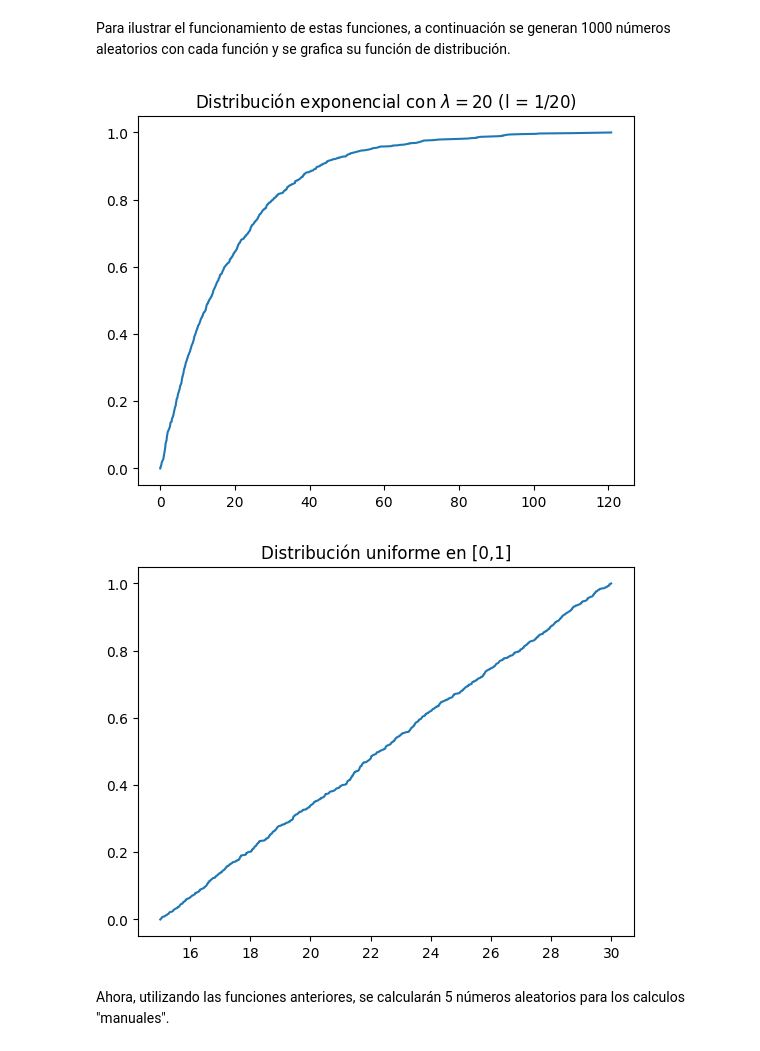
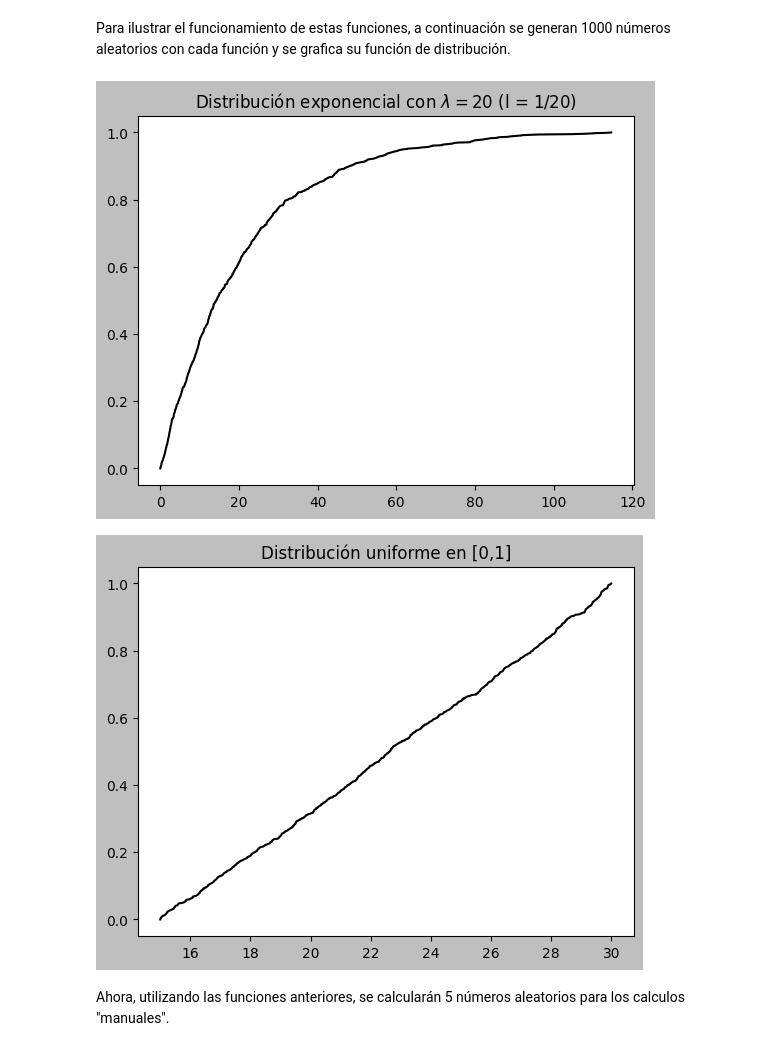
Before and after one commit to Vixuz144/Simu2, a Jupyter notebook: Simulacion_de_eventos_discretos.ipynb, the cells around one changed output. Cells and saved outputs as stored; diff of their text form; code cells hidden in the pictures.

```diff
--- a/Simulacion_de_eventos_discretos.ipynb
+++ b/Simulacion_de_eventos_discretos.ipynb
@@ -67,22 +77,23 @@ Para ilustrar el funcionamiento de estas funciones, a continuación se generan 1
 # %%
 n = 10**3
 e = gen_exp(1/20, n)
 u = gen_unif(15, 30, n)
 
+plt.style.use('grayscale')
 # plt.hist(e, bins = 20)
 # plt.show()
 plt.plot(np.sort(e), np.linspace(0,1,n))
 plt.title("Distribución exponencial con $\lambda = 20$ (l = $1/20$)")
 plt.show()
 
 # plt.hist(u)
 # plt.show()
 plt.plot(np.sort(u), np.linspace(0,1,n))
 plt.title("Distribución uniforme en [0,1]")
 plt.show()
 # %% [output]
-[figure, old version]
+[figure, new version]
-[figure, old version]
+[figure, new version]
 # %% [markdown]
 Ahora, utilizando las funciones anteriores, se calcularán 5 números aleatorios para los calculos "manuales".
 # %%
```
Also changed, not shown: parts of 22 cells of this notebook.
